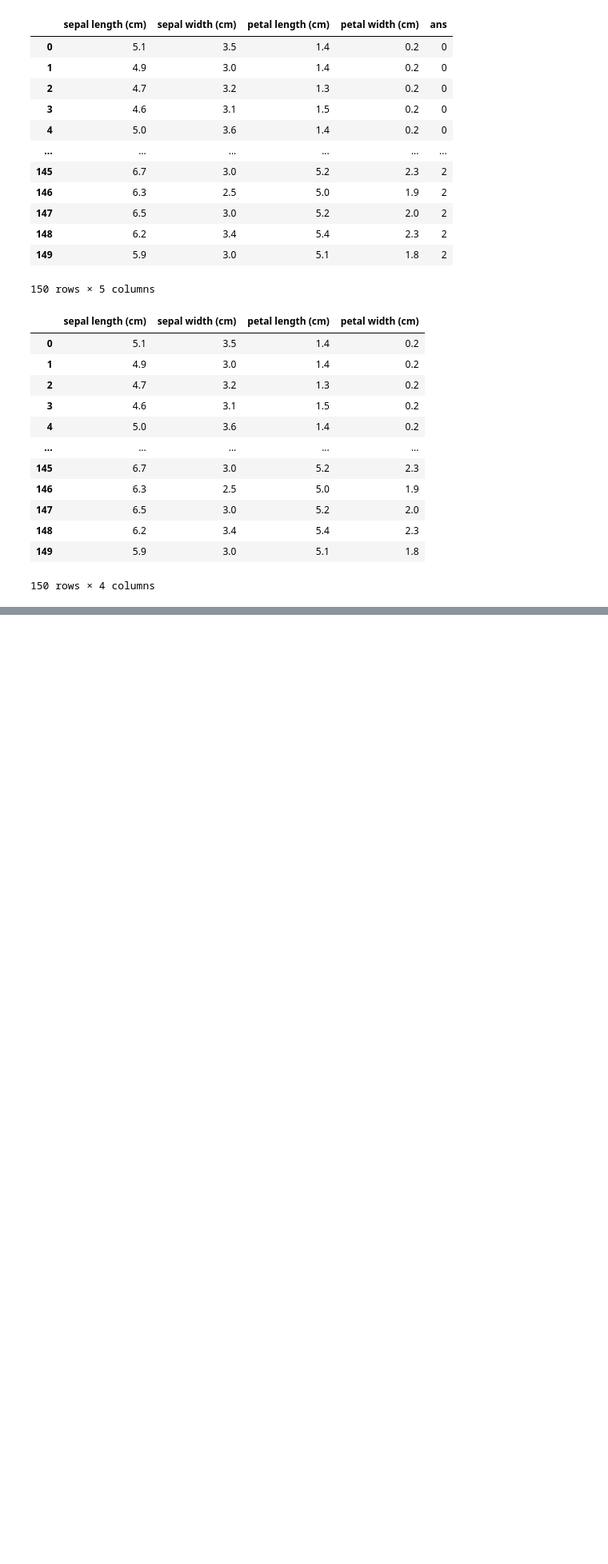
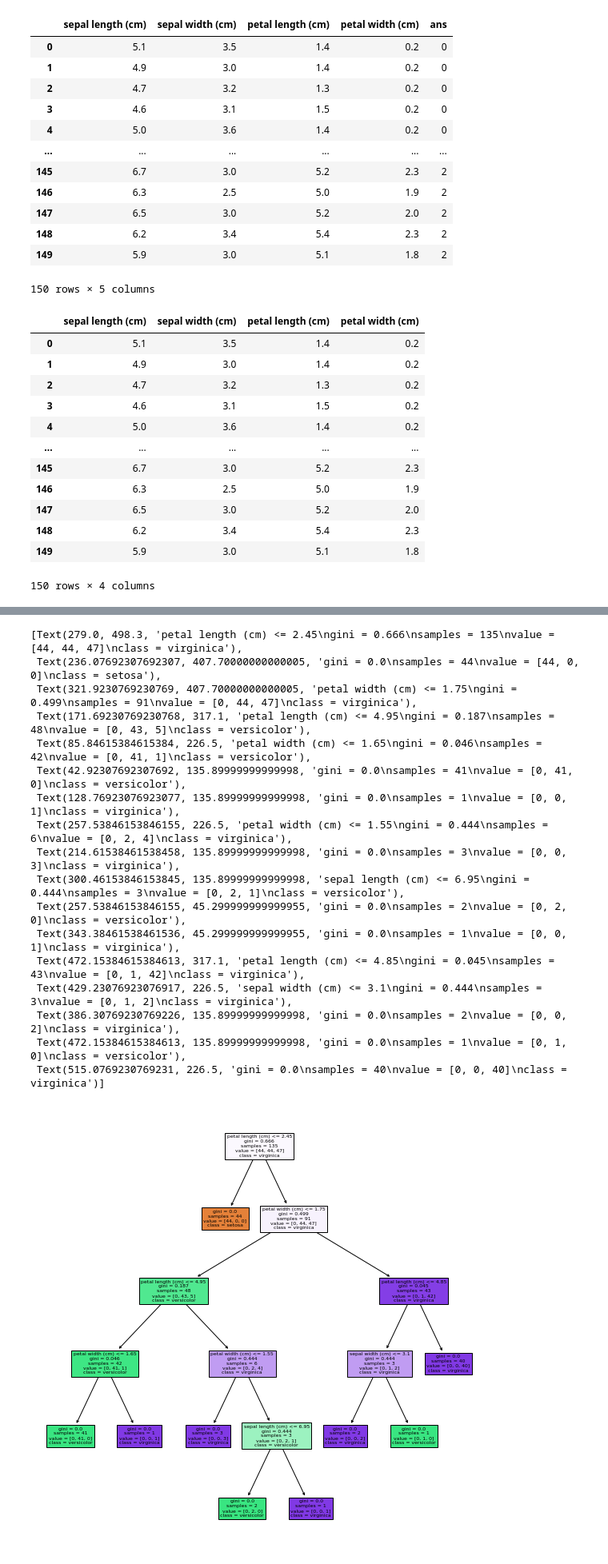
Before and after one commit to Yi-Wei-Lin/Tibame_ML_20210602, a Jupyter notebook: classification.ipynb, the cells around one changed output, grey strips where cells are left out. Shown at 80% size. Saved outputs shown, nothing was run; the diff lists cells and outputs as text; code cells hidden in the pictures; blank space fills up the shorter version.

```diff
--- a/classification.ipynb
+++ b/classification.ipynb
@@ -67,0 +68,4 @@ array([1, 2, 1, 2, 2, 0, 0, 1, 2, 0, 1, 1, 1, 1, 1])
+# %%
+from sklearn.tree import DecisionTreeClassifier
+clf = DecisionTreeClassifier()
+clf.fit(x_train, y_train)
@@ -67,0 +79,26 @@ array([1, 2, 1, 2, 2, 0, 0, 1, 2, 0, 1, 1, 1, 1, 1])
+# %%
+import matplotlib.pyplot as plt
+from sklearn.tree import plot_tree
+plt.figure(figsize=(10,10))
+plot_tree(clf, feature_names=iris["feature_names"],
+          class_names=iris["target_names"],
+          filled=True)
+# %% [output]
+[Text(279.0, 498.3, 'petal length (cm) <= 2.45\ngini = 0.666\nsamples = 135\nvalue = [44, 44, 47]\nclass = virginica'),
+ Text(236.07692307692307, 407.70000000000005, 'gini = 0.0\nsamples = 44\nvalue = [44, 0, 0]\nclass = setosa'),
+ Text(321.9230769230769, 407.70000000000005, 'petal width (cm) <= 1.75\ngini = 0.499\nsamples = 91\nvalue = [0, 44, 47]\nclass = virginica'),
+ Text(171.69230769230768, 317.1, 'petal length (cm) <= 4.95\ngini = 0.187\nsamples = 48\nvalue = [0, 43, 5]\nclass = versicolor'),
+ Text(85.84615384615384, 226.5, 'petal width (cm) <= 1.65\ngini = 0.046\nsamples = 42\nvalue = [0, 41, 1]\nclass = versicolor'),
+ Text(42.92307692307692, 135.89999999999998, 'gini = 0.0\nsamples = 41\nvalue = [0, 41, 0]\nclass = versicolor'),
+ Text(128.76923076923077, 135.89999999999998, 'gini = 0.0\nsamples = 1\nvalue = [0, 0, 1]\nclass = virginica'),
+ Text(257.53846153846155, 226.5, 'petal width (cm) <= 1.55\ngini = 0.444\nsamples = 6\nvalue = [0, 2, 4]\nclass = virginica'),
+ Text(214.61538461538458, 135.89999999999998, 'gini = 0.0\nsamples = 3\nvalue = [0, 0, 3]\nclass = virginica'),
+ Text(300.46153846153845, 135.89999999999998, 'sepal length (cm) <= 6.95\ngini = 0.444\nsamples = 3\nvalue = [0, 2, 1]\nclass = versicolor'),
+ Text(257.53846153846155, 45.299999999999955, 'gini = 0.0\nsamples = 2\nvalue = [0, 2, 0]\nclass = versicolor'),
+ Text(343.38461538461536, 45.299999999999955, 'gini = 0.0\nsamples = 1\nvalue = [0, 0, 1]\nclass = virginica'),
+ Text(472.15384615384613, 317.1, 'petal length (cm) <= 4.85\ngini = 0.045\nsamples = 43\nvalue = [0, 1, 42]\nclass = virginica'),
+ Text(429.23076923076917, 226.5, 'sepal width (cm) <= 3.1\ngini = 0.444\nsamples = 3\nvalue = [0, 1, 2]\nclass = virginica'),
+ Text(386.30769230769226, 135.89999999999998, 'gini = 0.0\nsamples = 2\nvalue = [0, 0, 2]\nclass = virginica'),
+ Text(472.15384615384613, 135.89999999999998, 'gini = 0.0\nsamples = 1\nvalue = [0, 1, 0]\nclass = versicolor'),
+ Text(515.0769230769231, 226.5, 'gini = 0.0\nsamples = 40\nvalue = [0, 0, 40]\nclass = virginica')]
+[figure, added]
```
Also changed, not shown: parts of 4 cells of this notebook.
